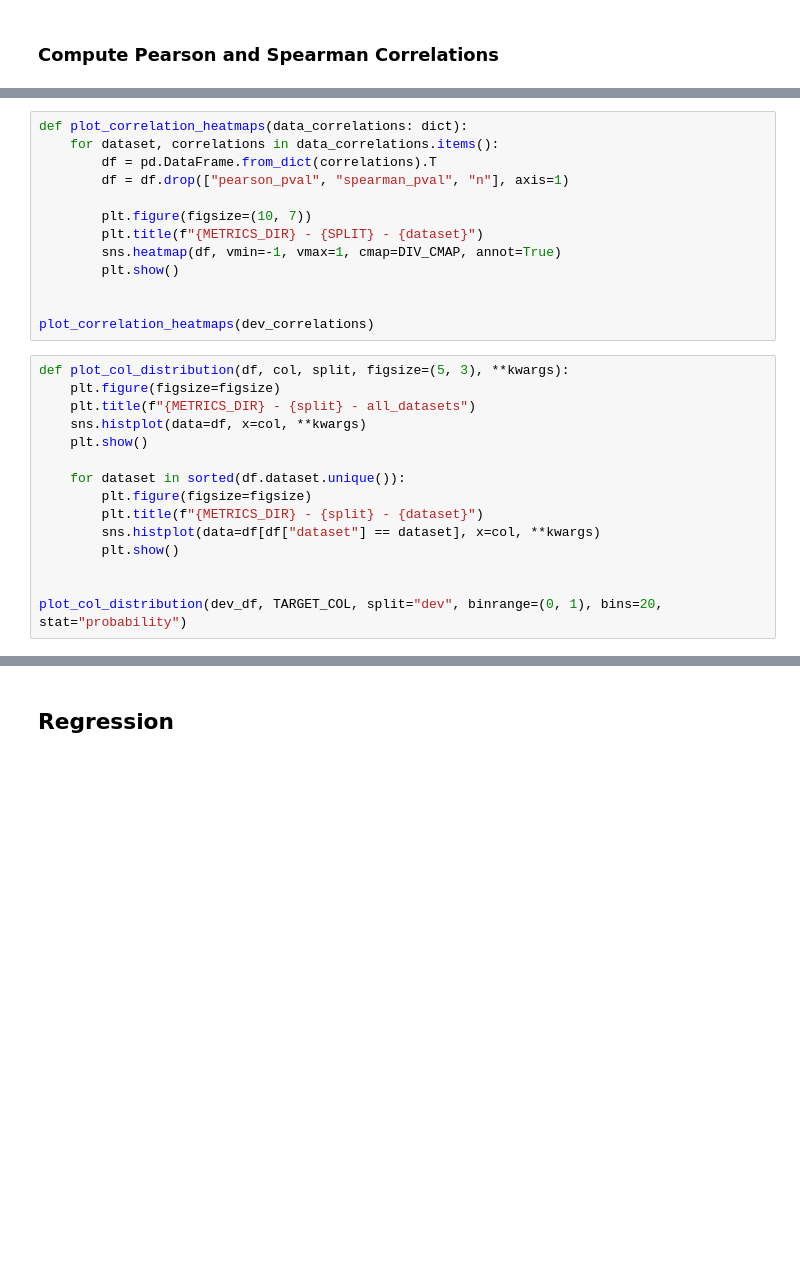
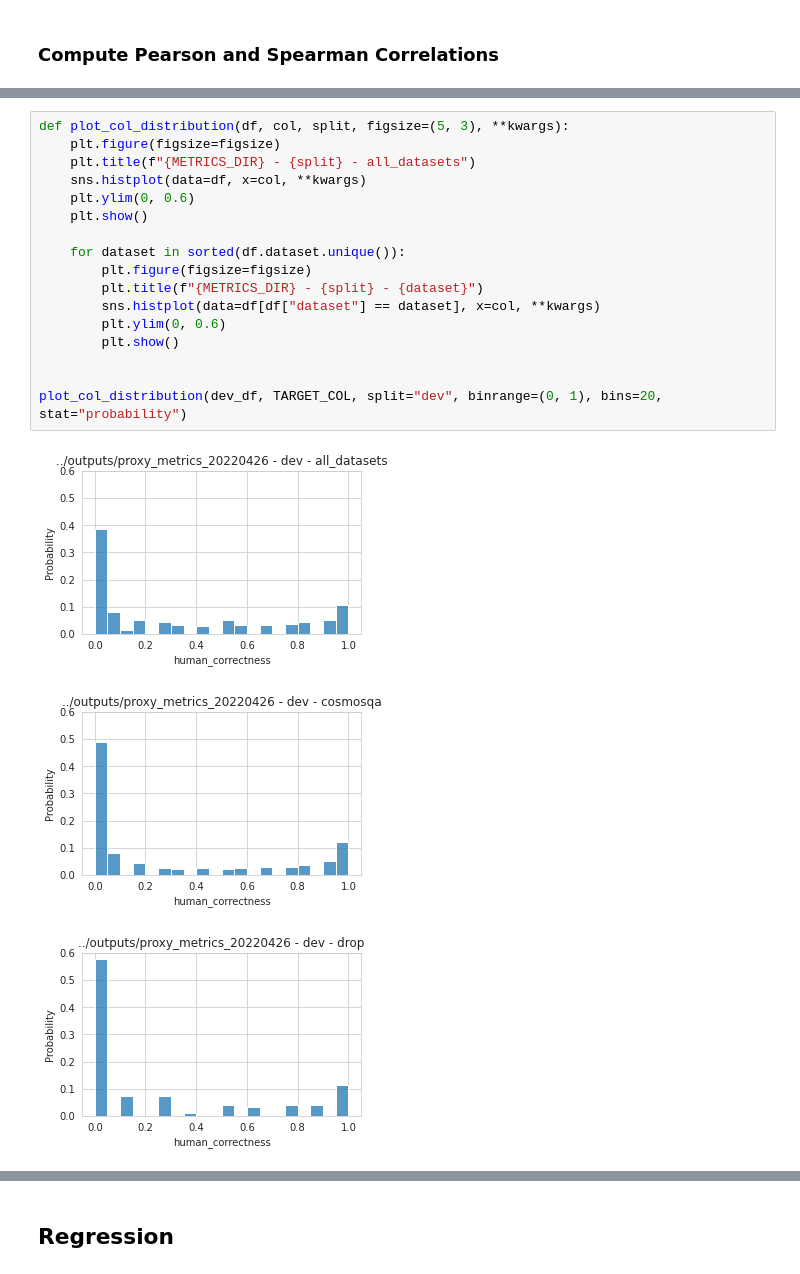
Before and after one commit to pdasigi/eqqa, a Jupyter notebook: scripts/compute_correlations_mocha.ipynb, the cells around one changed output, grey strips where cells are left out. Drawn from its saved outputs; the diff is of its cells as text; blank space fills up the shorter version.

Commit message:
Update correlation scripts

```diff
--- a/scripts/compute_correlations_mocha.ipynb
+++ b/scripts/compute_correlations_mocha.ipynb
@@ -85,28 +136,21 @@ dev_corr_dfs
-# %%
-def plot_correlation_heatmaps(data_correlations: dict):
-    for dataset, correlations in data_correlations.items():
-        df = pd.DataFrame.from_dict(correlations).T
-        df = df.drop(["pearson_pval", "spearman_pval", "n"], axis=1)
-
-        plt.figure(figsize=(10, 7))
-        plt.title(f"{METRICS_DIR} - {SPLIT} - {dataset}")
-        sns.heatmap(df, vmin=-1, vmax=1, cmap=DIV_CMAP, annot=True)
-        plt.show()
-
-
-plot_correlation_heatmaps(dev_correlations)
 # %%
 def plot_col_distribution(df, col, split, figsize=(5, 3), **kwargs):
     plt.figure(figsize=figsize)
     plt.title(f"{METRICS_DIR} - {split} - all_datasets")
     sns.histplot(data=df, x=col, **kwargs)
+    plt.ylim(0, 0.6)
     plt.show()
 
     for dataset in sorted(df.dataset.unique()):
         plt.figure(figsize=figsize)
         plt.title(f"{METRICS_DIR} - {split} - {dataset}")
         sns.histplot(data=df[df["dataset"] == dataset], x=col, **kwargs)
+        plt.ylim(0, 0.6)
         plt.show()
 
 
 plot_col_distribution(dev_df, TARGET_COL, split="dev", binrange=(0, 1), bins=20, stat="probability")
+# %% [output]
+[figure, added]
+[figure, added]
+[figure, added]
```
Also changed, not shown: parts of 18 cells of this notebook, 1 other file.
